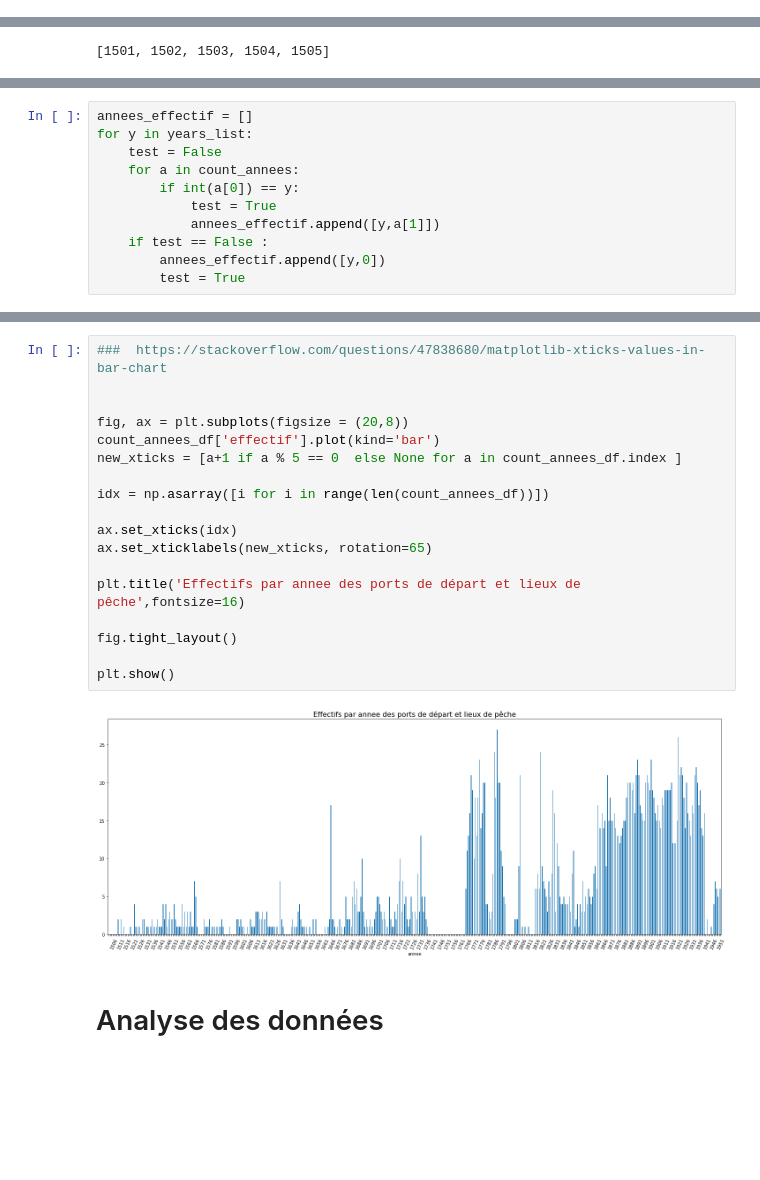
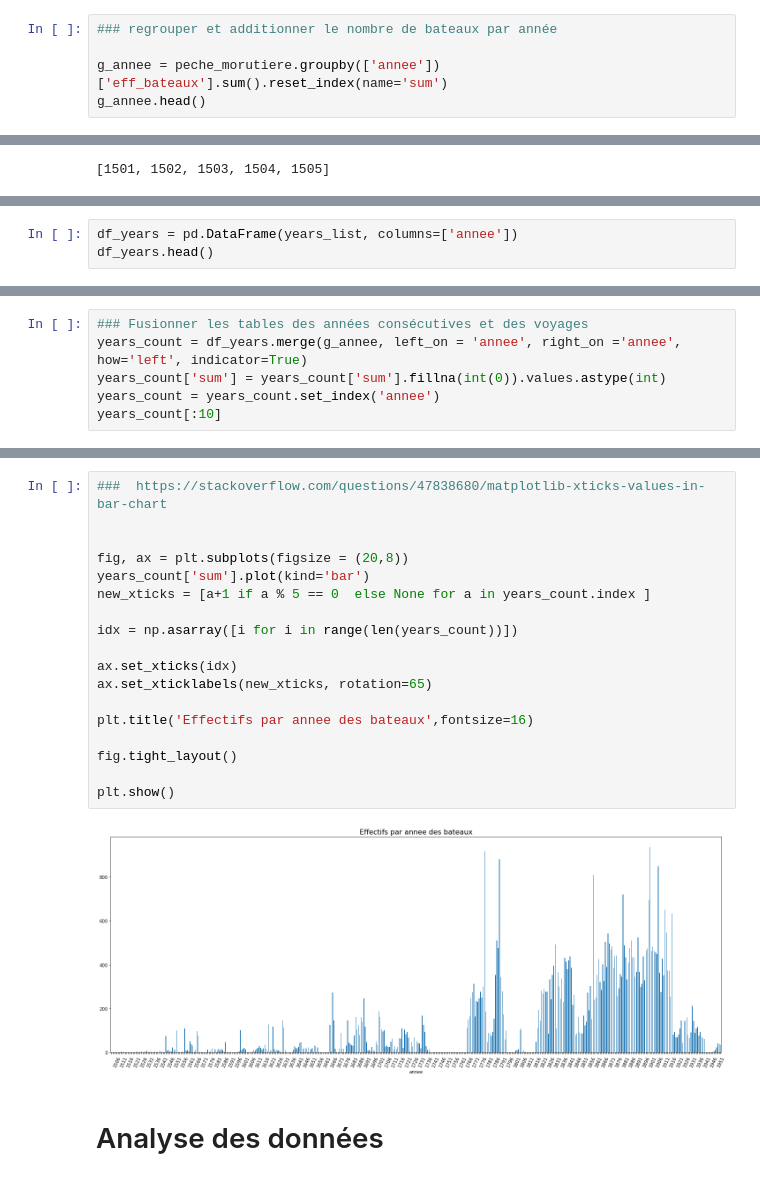
Before and after one commit to Sciences-historiques-numeriques/dossier_grande_peche_commerce_atlantique, a Jupyter notebook: villemarque_peche_morutiere.ipynb, the cells around one changed output, grey strips where cells are left out. Drawn from its saved outputs; the diff is of its cells as text; blank space fills up the shorter version.

```diff
--- a/villemarque_peche_morutiere.ipynb
+++ b/villemarque_peche_morutiere.ipynb
@@ -57,0 +63,5 @@ count_annees[:7]
+# %%
+### regrouper et additionner le nombre de bateaux par année
+
+g_annee = peche_morutiere.groupby(['annee'])['eff_bateaux'].sum().reset_index(name='sum')
+g_annee.head()
@@ -72,11 +97,0 @@ count_annees[:4]
-# %%
-annees_effectif = []
-for y in years_list:
-    test = False
-    for a in count_annees:
-        if int(a[0]) == y:
-            test = True
-            annees_effectif.append([y,a[1]])
-    if test == False :
-        annees_effectif.append([y,0])
-        test = True
@@ -106,0 +98,3 @@ count_annees_df
+# %%
+df_years = pd.DataFrame(years_list, columns=['annee'])
+df_years.head()
@@ -106,0 +108,6 @@ count_annees_df
+# %%
+### Fusionner les tables des années consécutives et des voyages
+years_count = df_years.merge(g_annee, left_on = 'annee', right_on ='annee', how='left', indicator=True)
+years_count['sum'] = years_count['sum'].fillna(int(0)).values.astype(int)
+years_count = years_count.set_index('annee')
+years_count[:10]
@@ -107,23 +127,23 @@ count_annees_df
 # %%
 ###  https://stackoverflow.com/questions/47838680/matplotlib-xticks-values-in-bar-chart
 
 
 fig, ax = plt.subplots(figsize = (20,8))
-count_annees_df['effectif'].plot(kind='bar')
-new_xticks = [a+1 if a % 5 == 0  else None for a in count_annees_df.index ]
+years_count['sum'].plot(kind='bar')
+new_xticks = [a+1 if a % 5 == 0  else None for a in years_count.index ]
 
-idx = np.asarray([i for i in range(len(count_annees_df))])
+idx = np.asarray([i for i in range(len(years_count))])
 
 ax.set_xticks(idx)
 ax.set_xticklabels(new_xticks, rotation=65)
 
-plt.title('Effectifs par annee des ports de départ et lieux de pêche',fontsize=16)
+plt.title('Effectifs par annee des bateaux',fontsize=16)
 
 fig.tight_layout()
 
 plt.show()
 # %% [output]
-[figure, old version]
+[figure, new version]
 # %% [markdown]
 # Analyse des données
 # %% [markdown]
```
Also changed, not shown: parts of 57 cells of this notebook, 1 other file.
